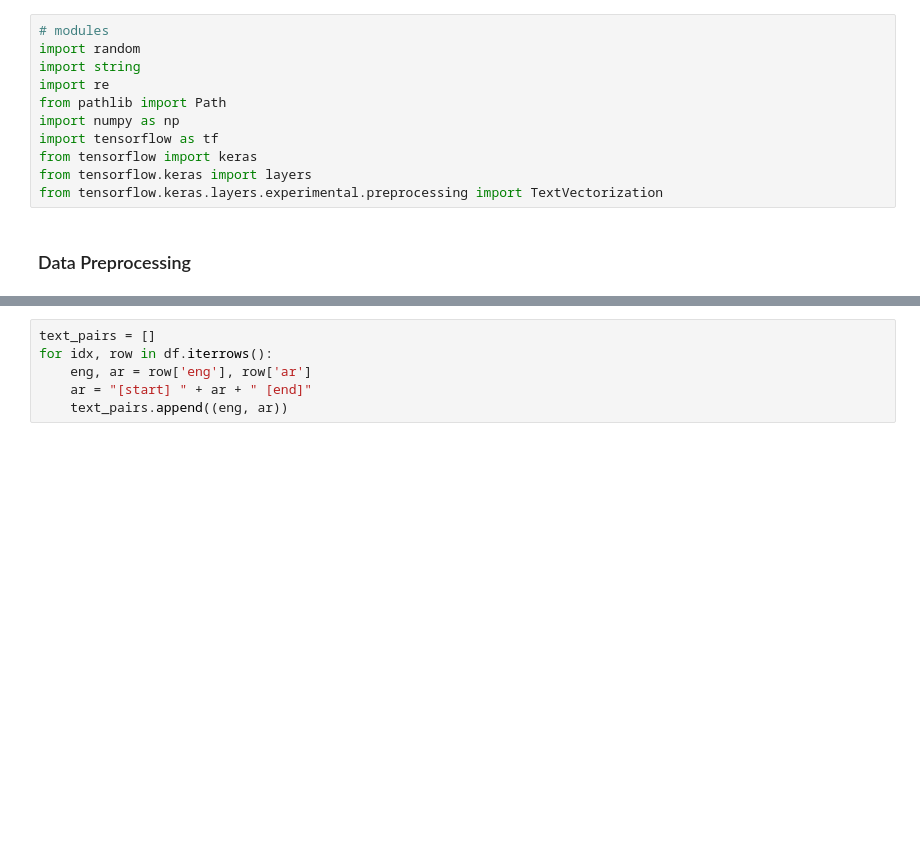
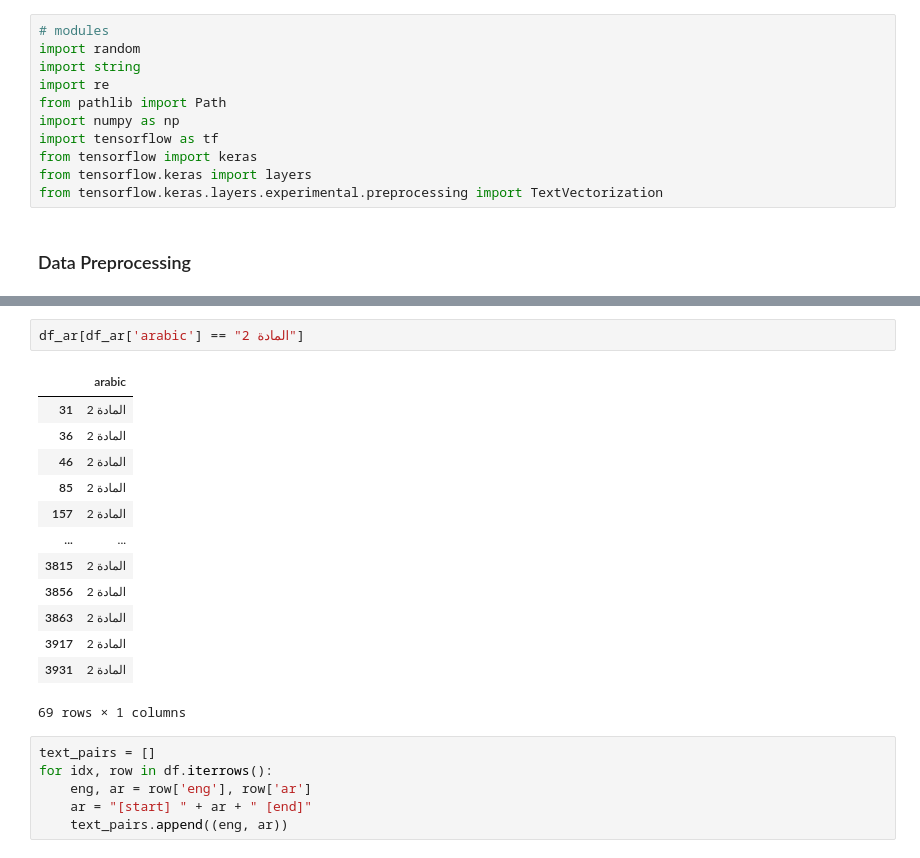
Before and after one commit to moaaztaha/Arabic-English-Translation-Transformers, a Jupyter notebook: simple_transformer_.ipynb, the cells around one changed output, grey strips where cells are left out. Saved outputs shown, nothing was run; the diff lists cells and outputs as text; blank space fills up the shorter version.

```diff
--- a/simple_transformer_.ipynb
+++ b/simple_transformer_.ipynb
@@ -44,3 +219,19 @@ big
+# %%
+df_ar[df_ar['arabic'] == "المادة 2"]
+# %% [output]
+|  | arabic |
+| 31 | المادة 2 |
+| 36 | المادة 2 |
+| 46 | المادة 2 |
+| 85 | المادة 2 |
+| 157 | المادة 2 |
+| ... | ... |
+| 3815 | المادة 2 |
+| 3856 | المادة 2 |
+| 3863 | المادة 2 |
+| 3917 | المادة 2 |
+| 3931 | المادة 2 |
+69 rows × 1 columns
 # %%
 text_pairs = []
 for idx, row in df.iterrows():
```
Also changed, not shown: parts of 18 cells of this notebook, 5 other files.
